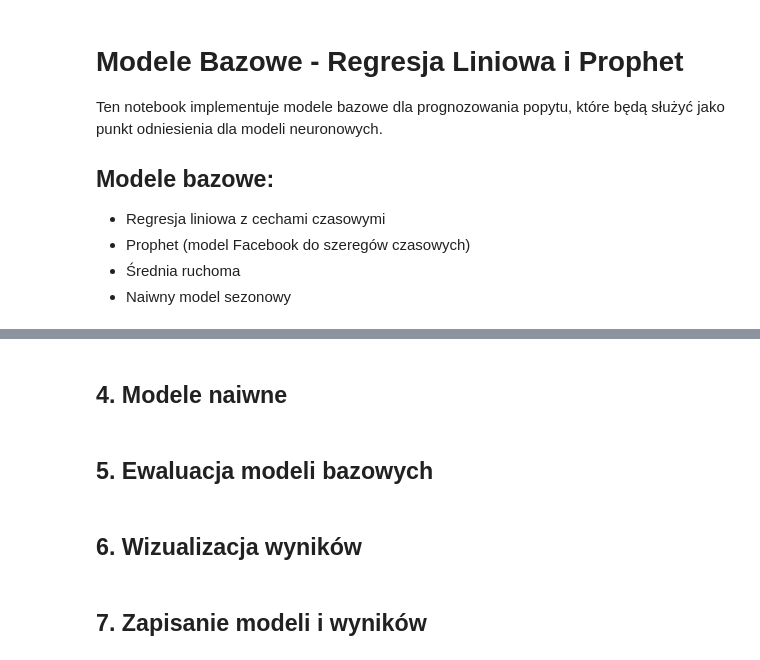
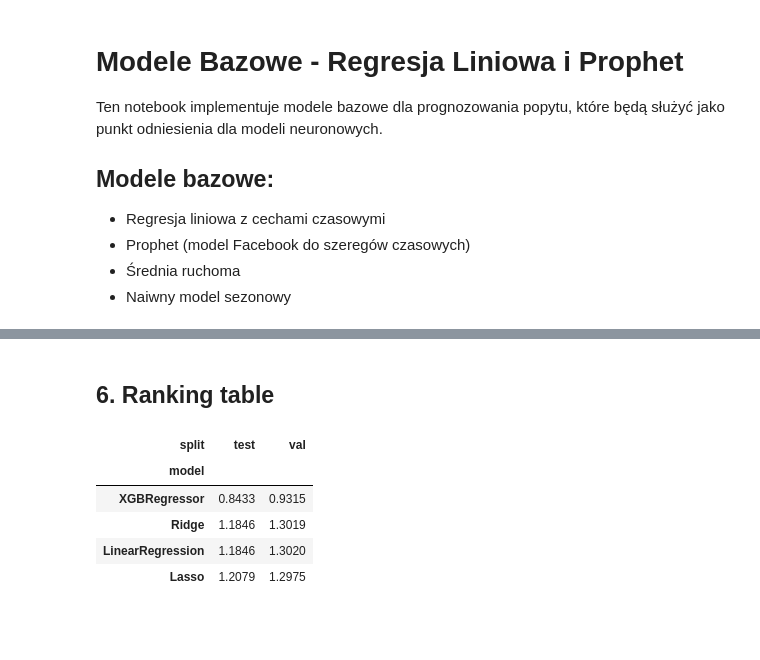
Before and after one commit to mszal449/Commerce-Stock-Prediction, a Jupyter notebook: notebooks/03_baseline_models.ipynb, the cells around one changed output, grey strips where cells are left out. Saved outputs shown, nothing was run; the diff lists cells and outputs as text; code cells hidden in the pictures; blank space fills up the shorter version.

```diff
--- a/notebooks/03_baseline_models.ipynb
+++ b/notebooks/03_baseline_models.ipynb
@@ -39,2 +171,0 @@ sys.path.append('../src')
-# %% [markdown]
-## 4. Modele naiwne
@@ -43,2 +171,0 @@ sys.path.append('../src')
-# %% [markdown]
-## 5. Ewaluacja modeli bazowych
@@ -47,6 +172,14 @@ sys.path.append('../src')
 # %% [markdown]
-## 6. Wizualizacja wyników
+## 6. Ranking table
 # %%
-# Wykresy porównawcze prognoz vs rzeczywiste wartości
+lb = (pd.read_csv(RESULT)
+        .pivot(index="model", columns="split", values="RMSLE")
+        .sort_values("test"))
+display(lb.round(4))
+# %% [output]
+| split | test | val |
+| model |  |  |
+| XGBRegressor | 0.8433 | 0.9315 |
+| Ridge | 1.1846 | 1.3019 |
+| LinearRegression | 1.1846 | 1.3020 |
+| Lasso | 1.2079 | 1.2975 |
-# %% [markdown]
-## 7. Zapisanie modeli i wyników
```
Also changed, not shown: parts of 16 cells of this notebook, 1 other file.
